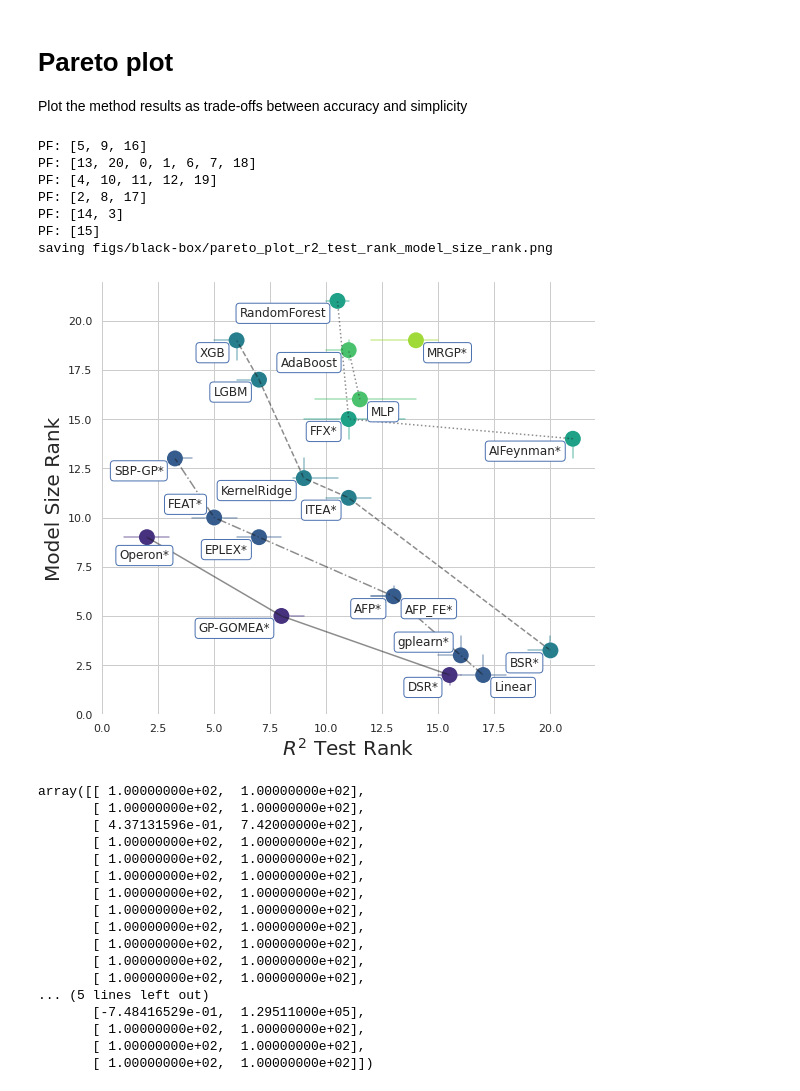
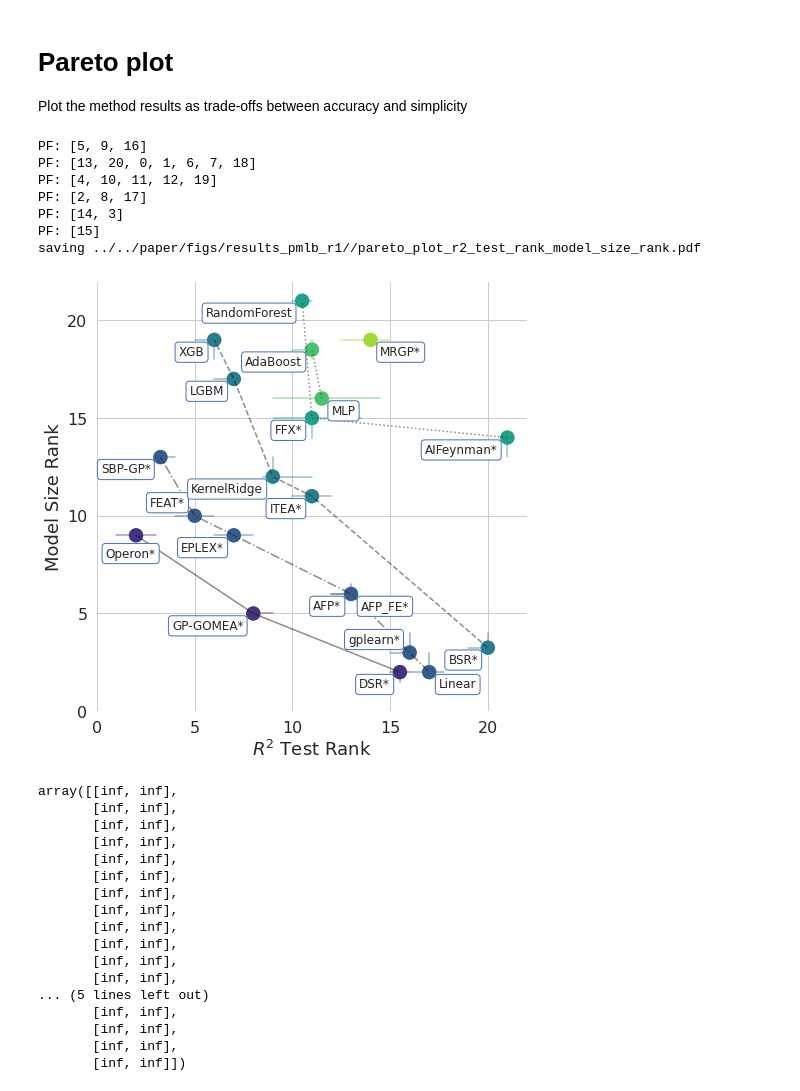
Before and after one commit to cavalab/srbench, a Jupyter notebook: postprocessing/blackbox_results.ipynb, the cells around one changed output. Cells and saved outputs as stored; diff of their text form; code cells hidden in the pictures.

```diff
--- a/postprocessing/blackbox_results.ipynb
+++ b/postprocessing/blackbox_results.ipynb
@@ -16,7 +16,8 @@ import os
 sns.set(font_scale=1.25, style='whitegrid')
 
 rdir = '../results/'
-figdir = 'figs/black-box'
+# figdir = 'figs/black-box'
+figdir = '../../paper/figs/results_pmlb_r1/'
 # Set to path to PMLB datasets
 datadir = '../../../pmlb/datasets/'
 print('figdir:',figdir)
@@ -25,10 +26,10 @@ def save(name='tmp',h=None):
     if h == None:
         h = plt.gcf()
     h.tight_layout()
-    print('saving',figdir+'/'+name+'.png')
+    print('saving',figdir+'/'+name+'.pdf')
     if not os.path.exists(figdir):
         os.makedirs(figdir)
-    plt.savefig(figdir+'/'+name+'.png', bbox_inches='tight')
+    plt.savefig(figdir+'/'+name+'.pdf', bbox_inches='tight')
 
 symbolic_algs = [
     'AFP',
@@ -389,8 +390,8 @@ def bootstrap(val, n = 1000, fn=np.mean):
 import pdb
 from pareto_utils import front
 sns.set(font_scale=1, style='whitegrid')
-labelsize=20
-plt.figure(figsize=(8,7))
+labelsize=18
+plt.figure(figsize=(7,7))
 data = df_sum.copy() #.loc[df_sum.algorithm.isin(symbolic_algs)]
 data['*algorithm*'] = data['algorithm'].apply(lambda x: x+'*' if x in symbolic_algs else x)
 xcol = 'r2_test_rank'
@@ -444,7 +445,7 @@ ax = sns.scatterplot(
 #     style='*algorithm*',
 #     style='pareto_rank',
     hue = 'pareto_rank',
-    s=300,
+    s=250,
 #     palette=palette,
     #     edgecolor='k'
     legend=False,
@@ -488,55 +489,59 @@ for alg, dg in data.groupby('*algorithm*'):
     _, sdy, ciuy, cily = bootstrap(dg[ycol].values, fn=np.median, n=1000)
     plt.plot(
              [cilx,ciux],
              [y, y],
              alpha=0.5,
              color=cmap[int(pareto_data.loc[alg,'pareto_rank'])]
 #              color='b'
             )
     plt.plot(
              [x, x],
              [cily,ciuy],
              alpha=0.5,
              color=cmap[int(pareto_data.loc[alg,'pareto_rank'])]
 #              color='b'
             )
     i += 1
+ax.set_aspect(1.0)
 ax.set_xlim(left=0)
 ax.set_ylim(bottom=0)
+ticksize=16
+plt.xticks([0,5,10,15,20],fontsize=ticksize)
+plt.yticks([0,5,10,15,20],fontsize=ticksize)
 # ax.set_yscale('log')
 plt.xlabel(xcol.replace('_',' ').replace('r2','$R^2$').title(), fontsize=labelsize)
 plt.ylabel(ycol.replace('_',' ').title(), fontsize=labelsize)
 sns.despine(left=True, bottom=True)
 save(name="pareto_plot_"+xcol+'_'+ycol)
 # %% [output]
 PF: [5, 9, 16]
 PF: [13, 20, 0, 1, 6, 7, 18]
 PF: [4, 10, 11, 12, 19]
 PF: [2, 8, 17]
 PF: [14, 3]
 PF: [15]
-saving figs/black-box/pareto_plot_r2_test_rank_model_size_rank.png
+saving ../../paper/figs/results_pmlb_r1//pareto_plot_r2_test_rank_model_size_rank.pdf
-[figure, old version]
+[figure, new version]
 # %%
 objs
 # %% [output]
-array([[ 1.00000000e+02,  1.00000000e+02],
-       [ 1.00000000e+02,  1.00000000e+02],
-       [ 4.37131596e-01,  7.42000000e+02],
-       [ 1.00000000e+02,  1.00000000e+02],
-       [ 1.00000000e+02,  1.00000000e+02],
-       [ 1.00000000e+02,  1.00000000e+02],
-       [ 1.00000000e+02,  1.00000000e+02],
-       [ 1.00000000e+02,  1.00000000e+02],
-       [ 1.00000000e+02,  1.00000000e+02],
-       [ 1.00000000e+02,  1.00000000e+02],
-       [ 1.00000000e+02,  1.00000000e+02],
-       [ 1.00000000e+02,  1.00000000e+02],
+array([[inf, inf],
+       [inf, inf],
+       [inf, inf],
+       [inf, inf],
+       [inf, inf],
+       [inf, inf],
+       [inf, inf],
+       [inf, inf],
+       [inf, inf],
+       [inf, inf],
+       [inf, inf],
+       [inf, inf],
 ... (5 lines left out)
-       [-7.48416529e-01,  1.29511000e+05],
-       [ 1.00000000e+02,  1.00000000e+02],
-       [ 1.00000000e+02,  1.00000000e+02],
-       [ 1.00000000e+02,  1.00000000e+02]])
+       [inf, inf],
+       [inf, inf],
+       [inf, inf],
+       [inf, inf]])
 # %%
 pareto_data['pareto_rank']
 # %% [output]
```
Also changed, not shown: parts of 5 cells of this notebook, 1 other file.
